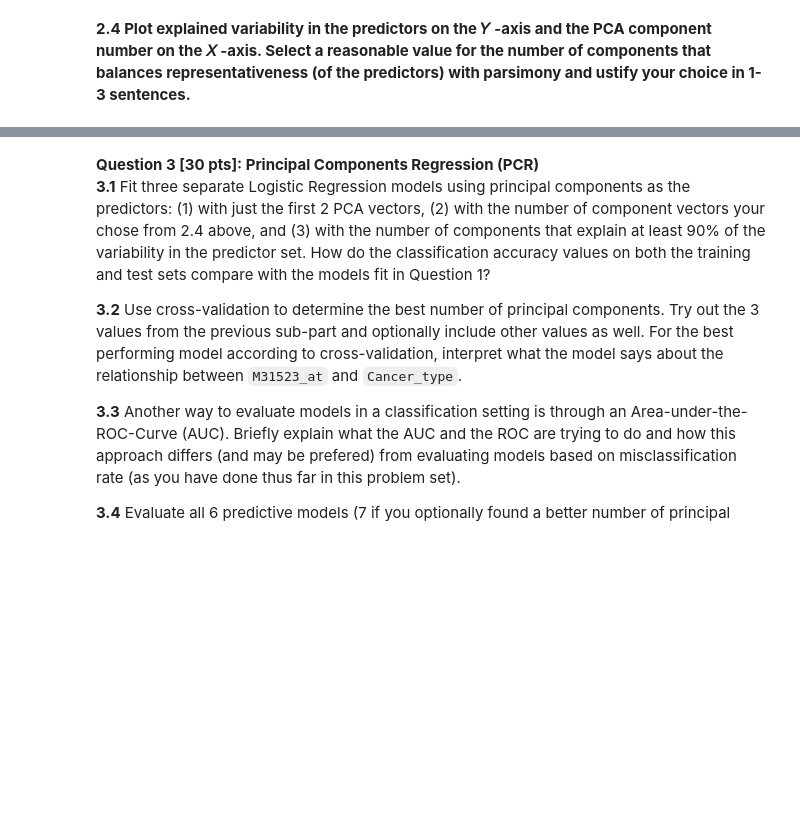
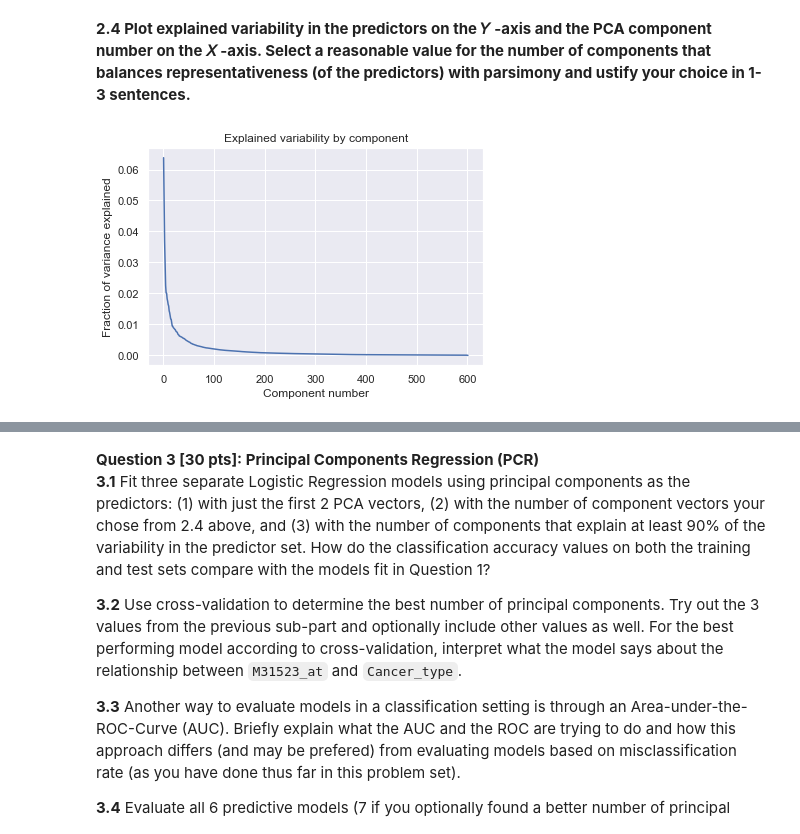
Before and after one commit to katiegrosch/2019-CS109A, a Jupyter notebook: content/homeworks/cs109a_hw5_209/cs109A_HW5_2019.ipynb, the cells around one changed output, grey strips where cells are left out. Drawn from its saved outputs; the diff is of its cells as text; code cells hidden in the pictures; blank space fills up the shorter version.

```diff
--- a/content/homeworks/cs109a_hw5_209/cs109A_HW5_2019.ipynb
+++ b/content/homeworks/cs109a_hw5_209/cs109A_HW5_2019.ipynb
@@ -180,0 +264,13 @@ Misclassification on test: 0.21
+# %%
+xs, ys = [], []
+total_var = 0
+for i, v in enumerate(var_mat, 1):
+    xs.append(i)
+    ys.append(v)
+plt.plot(xs, ys)
+plt.xlabel('Component number')
+plt.ylabel('Fraction of variance explained')
+plt.title('Explained variability by component')
+plt.show()
+# %% [output]
+[figure, added]
```
Also changed, not shown: parts of 59 cells of this notebook.
